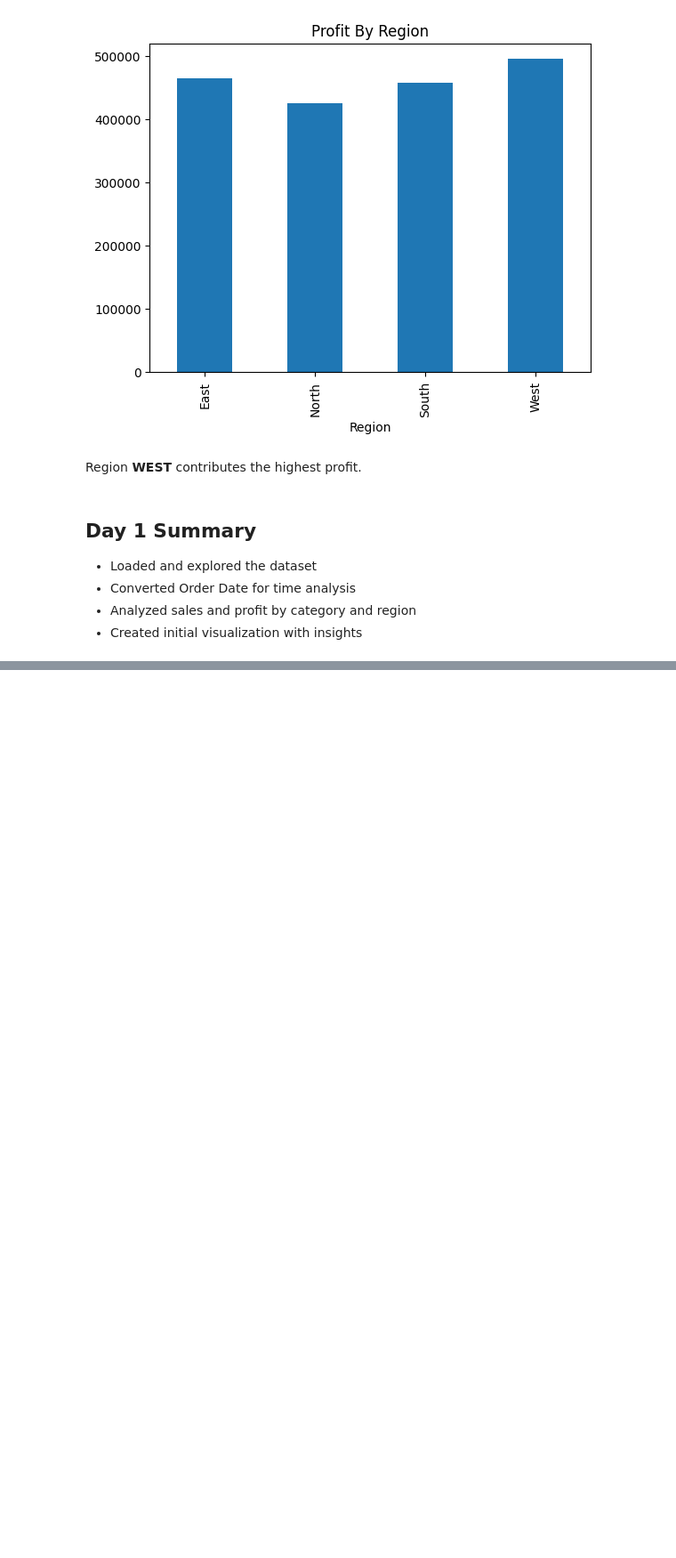
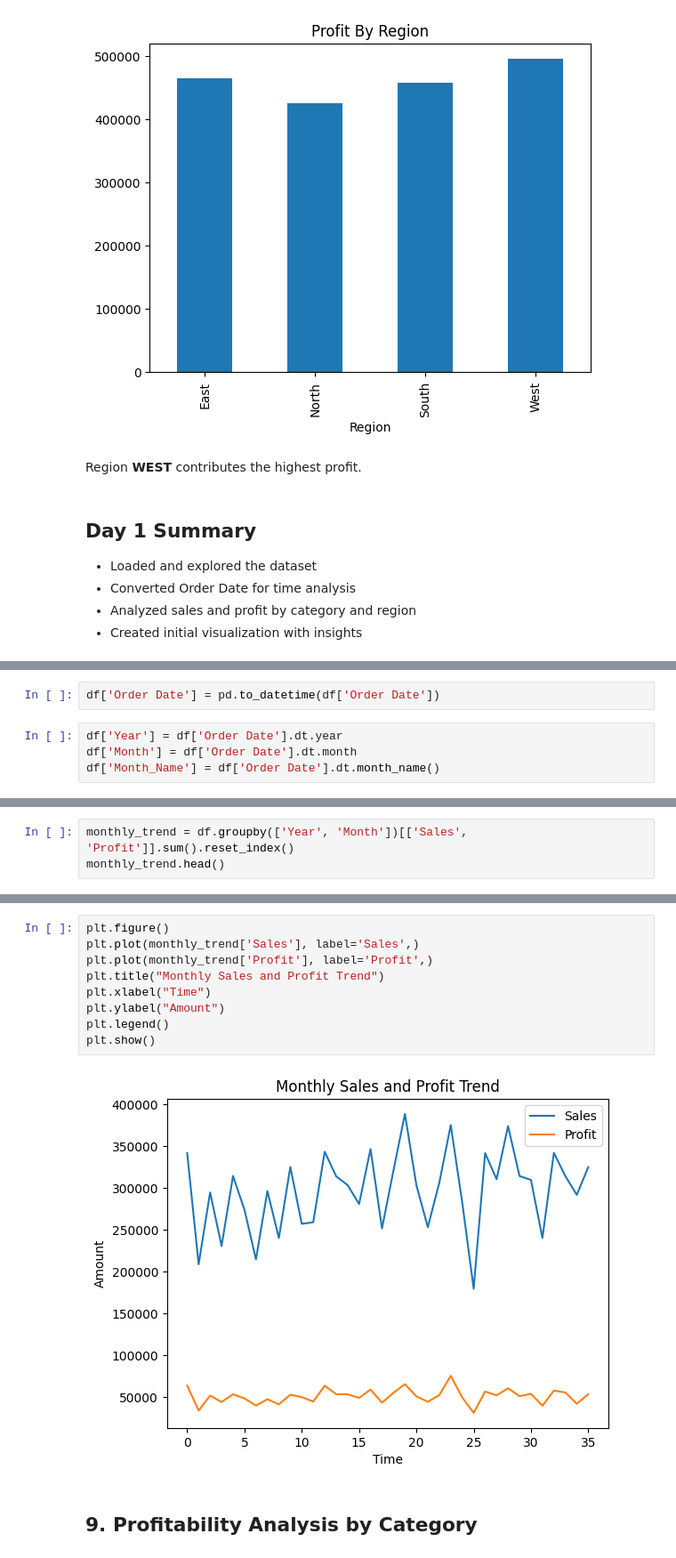
Before and after one commit to Vaishnu30/ecommerce-sales-analysis, a Jupyter notebook: notebook/ecommerce_sales_analysis.ipynb, the cells around one changed output, grey strips where cells are left out. Shown at 89% size. Cells and saved outputs as stored; diff of their text form; blank space fills up the shorter version.

Commit message:
Day 2: Time-based analysis and profitability insights

```diff
--- a/notebook/ecommerce_sales_analysis.ipynb
+++ b/notebook/ecommerce_sales_analysis.ipynb
@@ -159,0 +165,6 @@ Region **WEST** contributes the highest profit.
+# %%
+df['Order Date'] = pd.to_datetime(df['Order Date'])
+# %%
+df['Year'] = df['Order Date'].dt.year
+df['Month'] = df['Order Date'].dt.month
+df['Month_Name'] = df['Order Date'].dt.month_name()
@@ -159,0 +184,3 @@ Region **WEST** contributes the highest profit.
+# %%
+monthly_trend = df.groupby(['Year', 'Month'])[['Sales', 'Profit']].sum().reset_index()
+monthly_trend.head()
@@ -159,0 +194,13 @@ Region **WEST** contributes the highest profit.
+# %%
+plt.figure()
+plt.plot(monthly_trend['Sales'], label='Sales',)
+plt.plot(monthly_trend['Profit'], label='Profit',)
+plt.title("Monthly Sales and Profit Trend")
+plt.xlabel("Time")
+plt.ylabel("Amount")
+plt.legend()
+plt.show()
+# %% [output]
+[figure, added]
+# %% [markdown]
+## 9. Profitability Analysis by Category
```
Also changed, not shown: parts of 19 cells of this notebook.
